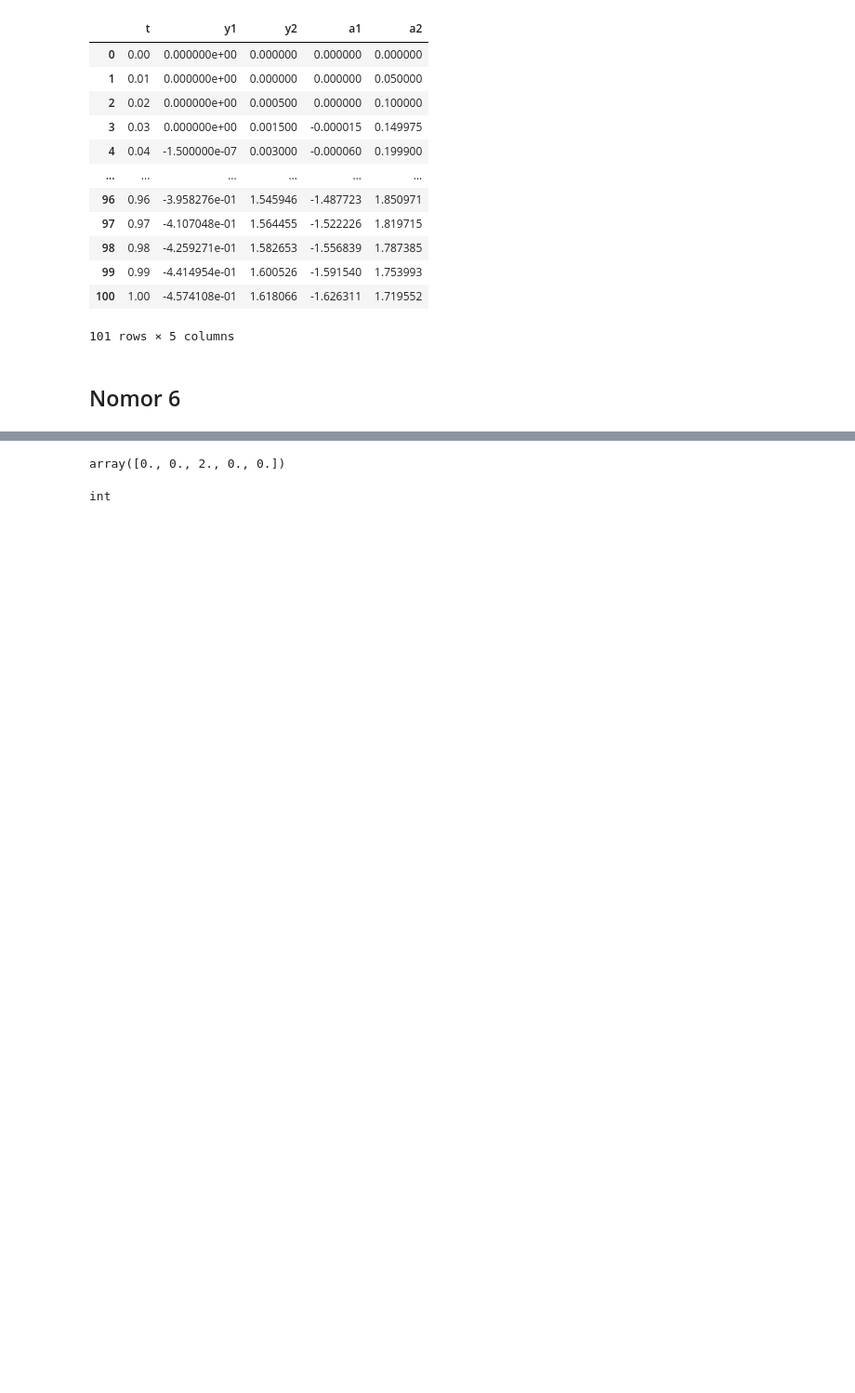
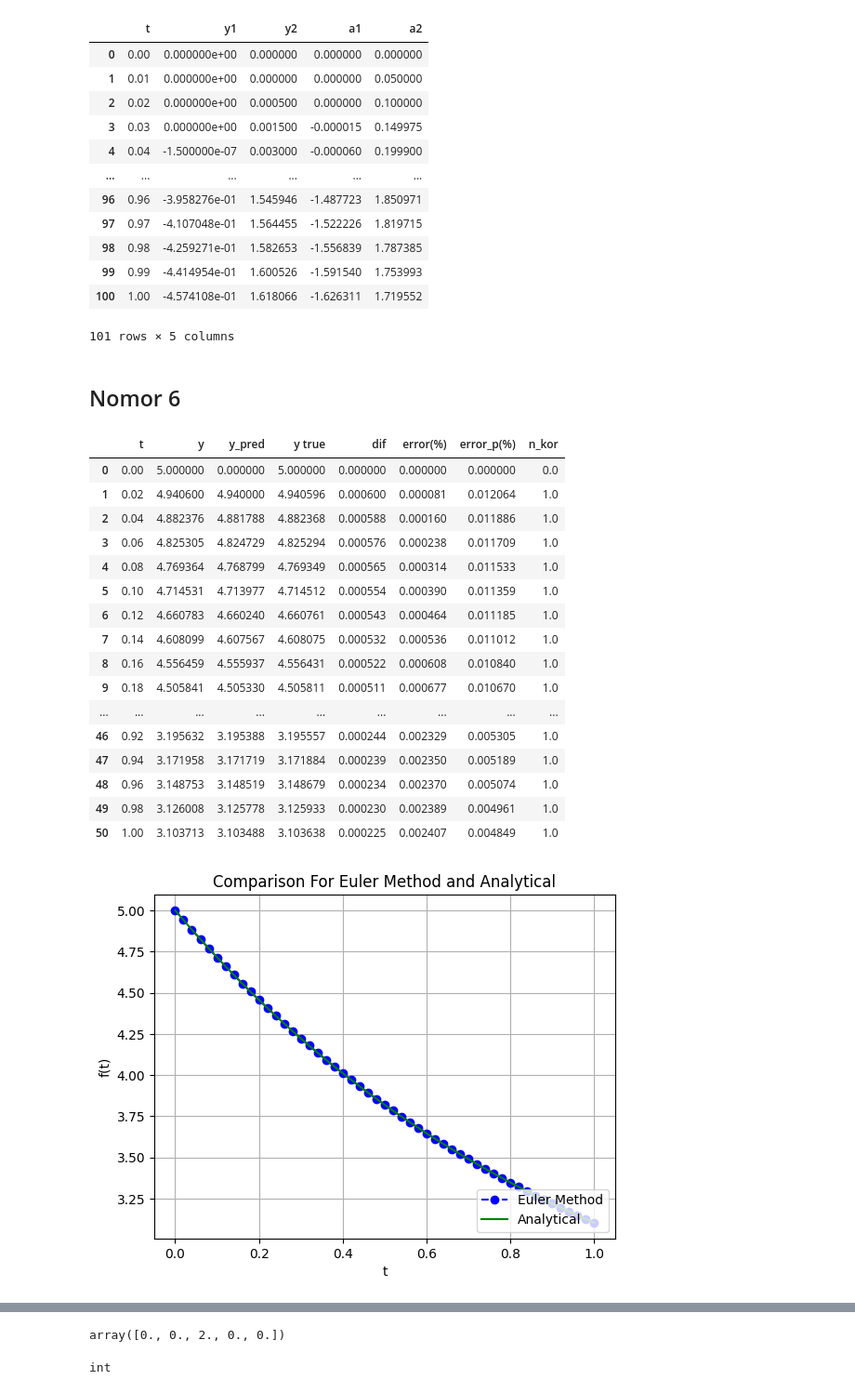
Before and after one commit to RendiZein/Metode-Rekayasa-Komputasi, a Jupyter notebook: Euler Method.ipynb, the cells around one changed output, grey strips where cells are left out. Shown at 93% size. Drawn from its saved outputs; the diff is of its cells as text; code cells hidden in the pictures; blank space fills up the shorter version.

```diff
--- a/Euler Method.ipynb
+++ b/Euler Method.ipynb
@@ -522,7 +522,7 @@ euler_no_5(delta_t=0.01)
 ## Nomor 6
 # %%
 #defined variable
-def euler_no_6(delta_t=0.1, er=1.):
+def euler_no_6(delta_t=0.1, eps=1.0):
     f=lambda t,y : 2-y
     f_t=lambda t :2+3*np.exp(-t)
     H = int((1-0)/delta_t)
@@ -530,34 +530,40 @@ def euler_no_6(delta_t=0.1, er=1.):
     y_t=np.zeros(len(t))
     y=np.zeros(len(t))
     e = np.zeros(len(t))
+    e_p = np.zeros(len(t))
     k = np.zeros(len(t))
+    yp=np.zeros(len(t))
+    dif=np.zeros(len(t))
+    dif_p=np.zeros(len(t))
     y[0]=5
     y_t[0]=5
     k[0]=0
-    e[0]=(np.abs(y[0]-y_t[0])/y_t[0])*100
 
     #looping
     for j in range(len(t)-1):
         #calculate y_true
         y_t[j+1]=f_t(t[j+1])
         #calculate y_k
-        yp=y[j]+f(t[j], y[j])*delta_t
-        yk = [y[j]+f(t[j], yp)*delta_t] # inisiasi y korektor
+        yp[j+1]=y[j]+f(t[j], y[j])*delta_t
+        yk = [y[j]+(f(t[j], y[j])+f(t[j+1], yp[j+1]))*delta_t*0.5] # inisiasi y korektor
         e[j+1]=(np.abs(yk[-1]-y_t[j+1])/y_t[j+1])*100 # inisiasi error untuk y kor pertama
-        while e[j+1]>er:
+        dif[j+1]=np.abs(yk[-1]-yp[j+1])
+        while dif[j+1]>eps:
           yk.append(y[j]+(f(t[j], y[j])+f(t[j+1], yk[-1]))*delta_t*0.5)
           e[j+1]=(np.abs(yk[-1]-y_t[j+1])/y_t[j+1])*100
+          dif[j+1]=np.abs(yk[-1]-yk[-2])
 
-        k[j+1]=len(yk)-1
+        k[j+1]=len(yk)
         y[j+1]=yk[-1]
+        e_p[j+1]=(np.abs(yp[j+1]-y_t[j+1])/y_t[j+1])*100
 
         #calculate error
-        e[j+1]=(np.abs(y_p[j+1]-y_t[j+1])/y_t[j+1])*100
+        # e[j+1]=(np.abs(y[j+1]-y_t[j+1])/y_t[j+1])*100
 
-    df = pd.DataFrame(list(zip(t, y, y_t, e, k)),
-                  columns =['t','y pred', 'y true', 'error(%)', 'n_kor'])
+    df = pd.DataFrame(list(zip(t, y,yp, y_t, dif, e,e_p, k)),
+                  columns =['t','y','y_pred', 'y true','dif', 'error(%)','error_p(%)', 'n_kor'])
     display(df)
-    plt.plot(t, y_p, 'bo--', label='Euler Method')
+    plt.plot(t, y, 'bo--', label='Euler Method')
     plt.plot(t, y_t, 'g', label='Analytical')
     plt.title('Comparison For Euler Method and Analytical')
     plt.xlabel('t')
@@ -565,3 +571,24 @@ def euler_no_6(delta_t=0.1, er=1.):
     plt.grid()
     plt.legend(loc='lower right')
     plt.show()
+# %%
+euler_no_6(delta_t=0.02, eps=1.0)
+# %% [output]
+|  | t | y | y_pred | y true | dif | error(%) | error_p(%) | n_kor |
+| 0 | 0.00 | 5.000000 | 0.000000 | 5.000000 | 0.000000 | 0.000000 | 0.000000 | 0.0 |
+| 1 | 0.02 | 4.940600 | 4.940000 | 4.940596 | 0.000600 | 0.000081 | 0.012064 | 1.0 |
+| 2 | 0.04 | 4.882376 | 4.881788 | 4.882368 | 0.000588 | 0.000160 | 0.011886 | 1.0 |
+| 3 | 0.06 | 4.825305 | 4.824729 | 4.825294 | 0.000576 | 0.000238 | 0.011709 | 1.0 |
+| 4 | 0.08 | 4.769364 | 4.768799 | 4.769349 | 0.000565 | 0.000314 | 0.011533 | 1.0 |
+| 5 | 0.10 | 4.714531 | 4.713977 | 4.714512 | 0.000554 | 0.000390 | 0.011359 | 1.0 |
+| 6 | 0.12 | 4.660783 | 4.660240 | 4.660761 | 0.000543 | 0.000464 | 0.011185 | 1.0 |
+| 7 | 0.14 | 4.608099 | 4.607567 | 4.608075 | 0.000532 | 0.000536 | 0.011012 | 1.0 |
+| 8 | 0.16 | 4.556459 | 4.555937 | 4.556431 | 0.000522 | 0.000608 | 0.010840 | 1.0 |
+| 9 | 0.18 | 4.505841 | 4.505330 | 4.505811 | 0.000511 | 0.000677 | 0.010670 | 1.0 |
+| ... | ... | ... | ... | ... | ... | ... | ... | ... |
+| 46 | 0.92 | 3.195632 | 3.195388 | 3.195557 | 0.000244 | 0.002329 | 0.005305 | 1.0 |
+| 47 | 0.94 | 3.171958 | 3.171719 | 3.171884 | 0.000239 | 0.002350 | 0.005189 | 1.0 |
+| 48 | 0.96 | 3.148753 | 3.148519 | 3.148679 | 0.000234 | 0.002370 | 0.005074 | 1.0 |
+| 49 | 0.98 | 3.126008 | 3.125778 | 3.125933 | 0.000230 | 0.002389 | 0.004961 | 1.0 |
+| 50 | 1.00 | 3.103713 | 3.103488 | 3.103638 | 0.000225 | 0.002407 | 0.004849 | 1.0 |
+[figure, added]
```
Also changed, not shown: parts of 1 cell of this notebook.
